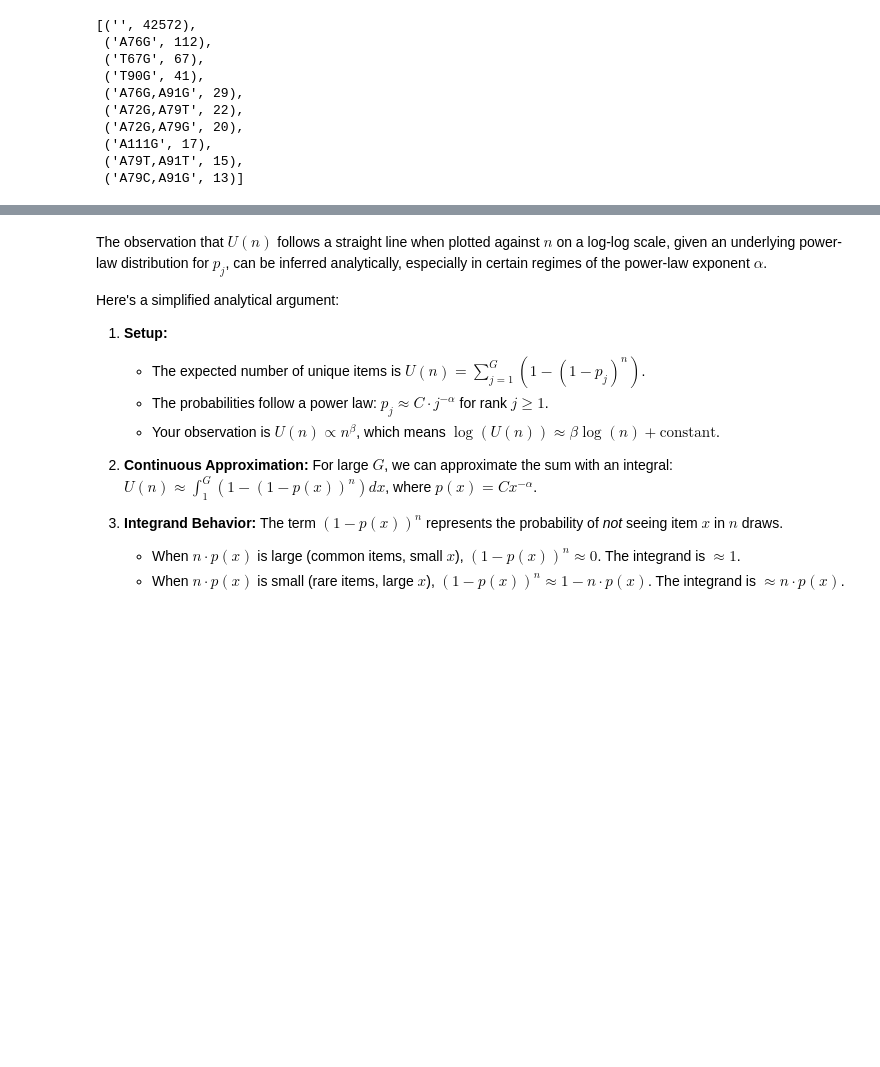
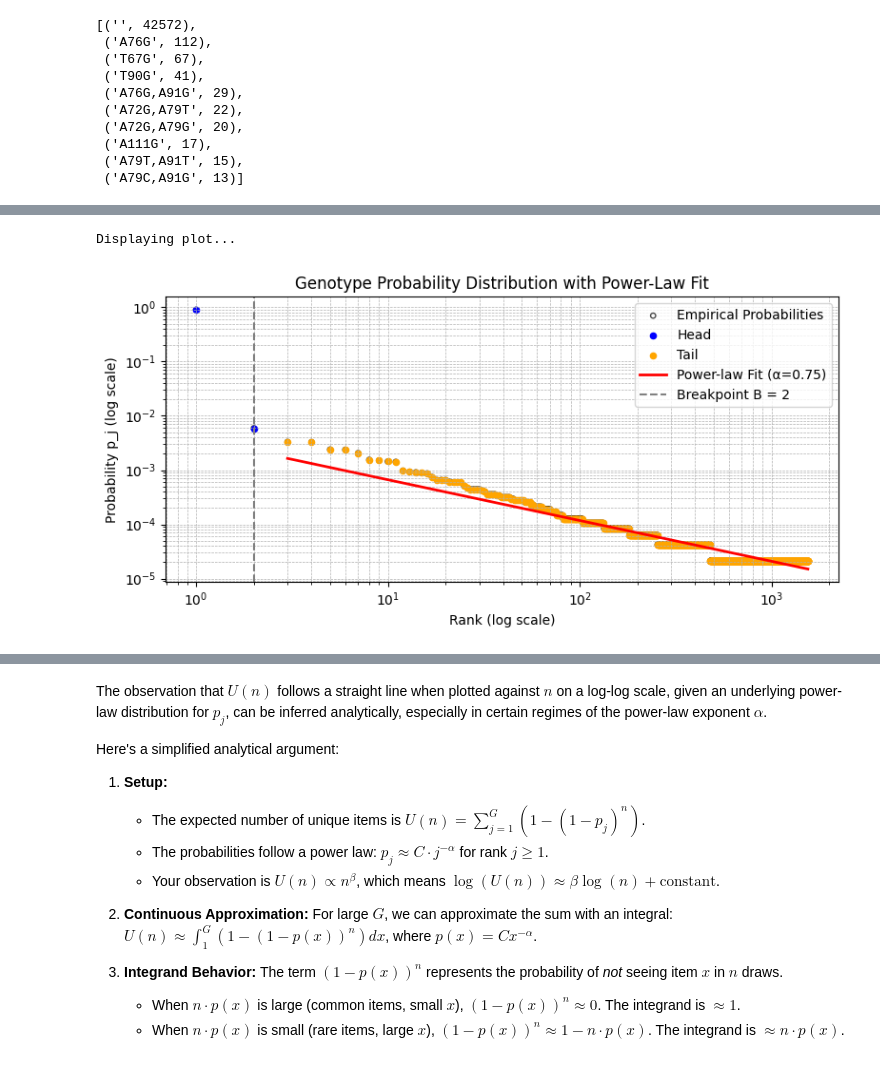
Before and after one commit to dbikard/dgrec, a Jupyter notebook: nbs/DGRec data analysis/01_library_size_estimation.ipynb, the cells around one changed output, grey strips where cells are left out. Cells and saved outputs as stored; diff of their text form; code cells hidden in the pictures; blank space fills up the shorter version.

```diff
--- a/nbs/DGRec data analysis/01_library_size_estimation.ipynb
+++ b/nbs/DGRec data analysis/01_library_size_estimation.ipynb
@@ -100,3 +78,8 @@ estimate_library_size(counts, 10**9, 4**16)
+# %%
+plot_distribution(counts, results)
+# %% [output]
+Displaying plot...
+[figure, added]
 # %%
 import numpy as np
 import matplotlib.pyplot as plt
```
Also changed, not shown: parts of 6 cells of this notebook, 25 other files.
